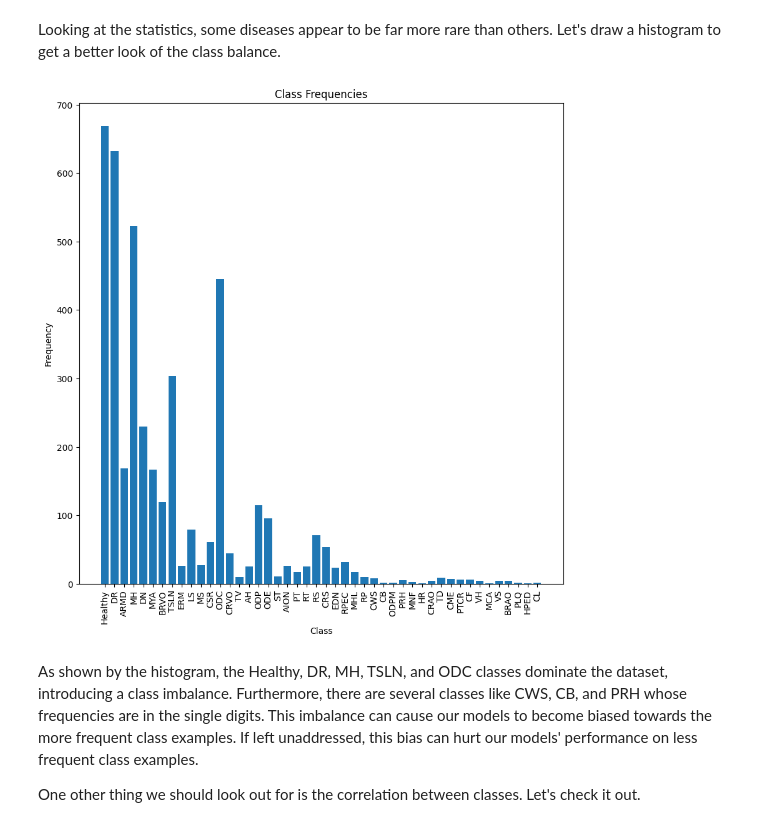
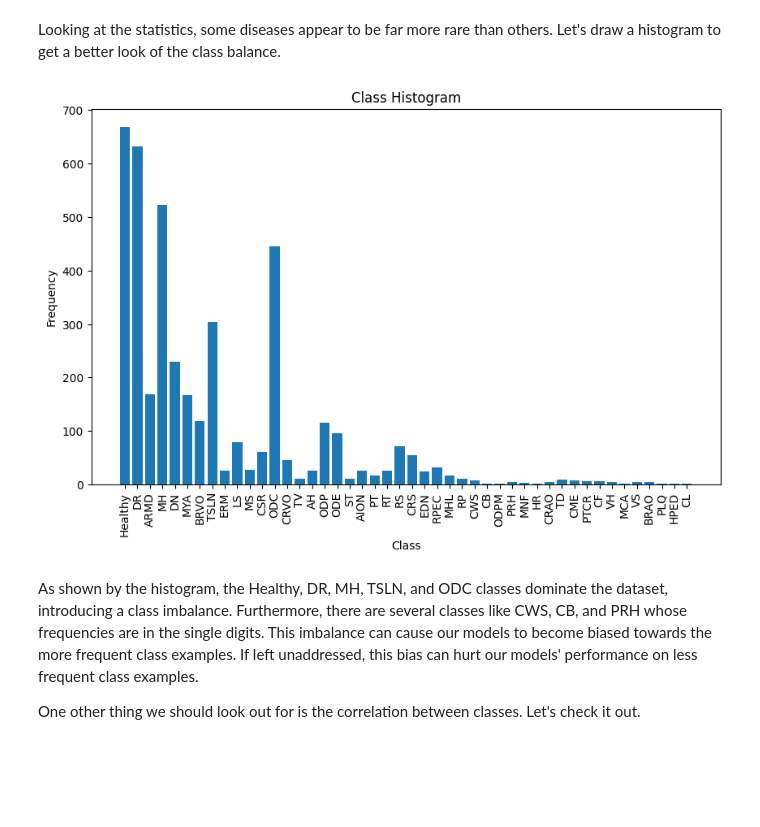
Before and after one commit to OlivesnPink/CompHealthAndMedFinal, a Jupyter notebook: ExploratoryDataAnalysis.ipynb, the cells around one changed output. Drawn from its saved outputs; the diff is of its cells as text; code cells hidden in the pictures; blank space fills up the shorter version.

Commit message:
Update class histogram

```diff
--- a/ExploratoryDataAnalysis.ipynb
+++ b/ExploratoryDataAnalysis.ipynb
@@ -108,15 +108,15 @@ display(statistics)
 # %% [markdown]
 Looking at the statistics, some diseases appear to be far more rare than others. Let's draw a histogram to get a better look of the class balance.
 # %%
-plt.figure(figsize=(10, 10))
-plt.title('Class Frequencies')
+plt.figure(figsize=(10, 6))
+plt.title('Class Histogram')
 plt.xlabel('Class')
 plt.xticks(rotation='vertical')
 plt.ylabel('Frequency')
 plt.bar(statistics['Label'], statistics['Frequency'])
 plt.show()
 # %% [output]
-[figure, old version]
+[figure, new version]
 # %% [markdown]
 As shown by the histogram, the Healthy, DR, MH, TSLN, and ODC classes dominate the dataset, introducing a class imbalance. Furthermore, there are several classes like CWS, CB, and PRH whose frequencies are in the single digits. This imbalance can cause our models to become biased towards the more frequent class examples. If left unaddressed, this bias can hurt our models' performance on less frequent class examples.
 
```
